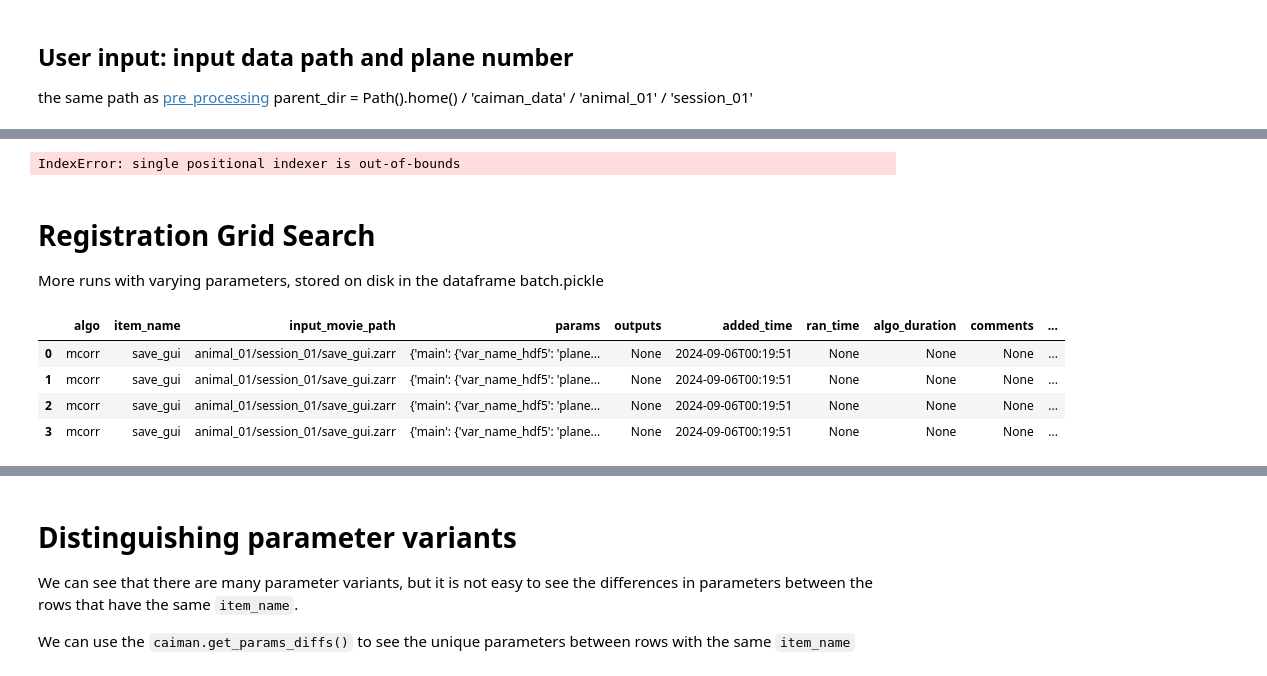
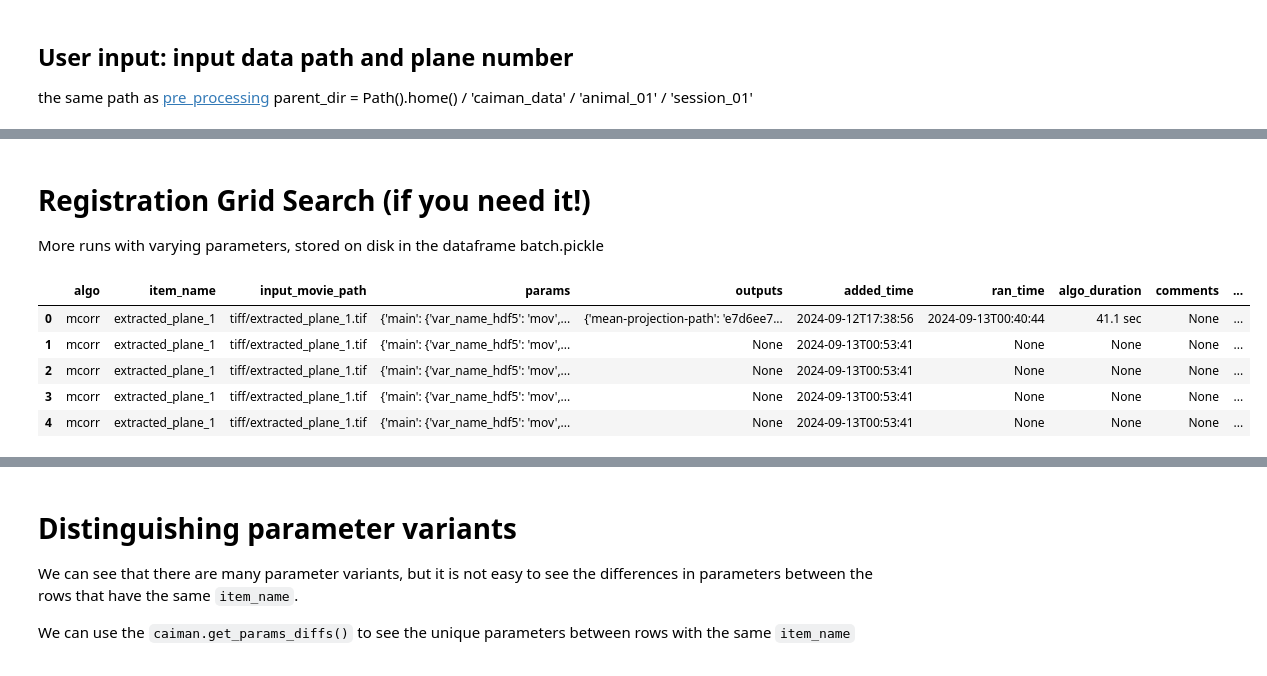
Before and after one commit to MillerBrainObservatory/LBM-CaImAn-Python, a Jupyter notebook: demos/notebooks/registration.ipynb, the cells around one changed output, grey strips where cells are left out. Saved outputs shown, nothing was run; the diff lists cells and outputs as text; code cells hidden in the pictures.

```diff
--- a/demos/notebooks/registration.ipynb
+++ b/demos/notebooks/registration.ipynb
@@ -98,9 +121,0 @@ PosixPath('/home/mbo/caiman_data_org/animal_01/session_01/plane_1.zarr')
-# %%
-# create a new batch
-try:
-    df = mc.load_batch(batch_path)
-except (IsADirectoryError, FileNotFoundError):
-    df = mc.create_batch(batch_path)
-
-df=df.caiman.reload_from_disk()
-df
@@ -123,4 +121,0 @@ df
-# %%
-# df.iloc[0].caiman.run()
-for i in [1, 2]:
-    df.iloc[i].caiman.run()
@@ -229,9 +164,9 @@ mcorr_params = {
 # * a name for you to keep track of things, usually the same as the movie filename, `item_name`
 df.caiman.add_item(
     algo='mcorr',
-    input_movie_path=movie_path,
+    input_movie_path=tiff_files[0],
     params=mcorr_params,
-    item_name=movie_path.stem,  # filename of the movie, but can be anything
+    item_name=tiff_files[0].stem,  # filename of the movie, but can be anything
 )
 # %%
 df=df.caiman.reload_from_disk()
@@ -260,43 +217,39 @@ corr, pnr = correlation_pnr(mcorr_movie, swap_dim=False)
-# %%
-import napari
-napari.view_image(df.iloc[0].mcorr.get_output()[::4, ...])
-napari.current_viewer().add_image(df.iloc[1].mcorr.get_output()[::4, ...])
-napari.current_viewer().add_image(df.iloc[2].mcorr.get_output()[::4, ...])
-# %% [output]
-IndexError: single positional indexer is out-of-bounds
 # %% [markdown]
-# Registration Grid Search
+# Registration Grid Search (if you need it!)
 
 More runs with varying parameters, stored on disk in the dataframe batch.pickle
 # %%
 # copy the mcorr_params2 dict to make some changes
+# some variants of max_shifts
+from copy import deepcopy
 
-# some variants of max_shifts
 for shifts in [2,32]:
     for strides in [12,64]:
         overlaps = int(strides / 2)
         # deep copy is the safest way to copy dicts
         new_params = deepcopy(mcorr_params)
 
         # assign the "max_shifts"
+        new_params["main"]["pw_rigid"] = True
         new_params["main"]["max_shifts"] = (shifts, shifts)
         new_params["main"]["strides"] = (strides, strides)
         new_params["main"]["overlaps"] = (overlaps, overlaps)
-        new_params['main']['var_name_hdf5'] = 'plane_2'
+
         df.caiman.add_item(
-          algo='mcorr',
-          item_name=movie_path.stem,
-          input_movie_path=movie_path,
-          params=new_params
+            algo='mcorr',
+            input_movie_path=tiff_files[0],
+            params=new_params,
+            item_name=tiff_files[0].stem,  # filename of the movie, but can be anything
         )
 
 df.caiman.reload_from_disk()
 # %% [output]
 |  | algo | item_name | input_movie_path | params | outputs | added_time | ran_time | algo_duration | comments | ... |
-| 0 | mcorr | save_gui | animal_01/session_01/save_gui.zarr | {'main': {'var_name_hdf5': 'plane... | None | 2024-09-06T00:19:51 | None | None | None | ... |
-| 1 | mcorr | save_gui | animal_01/session_01/save_gui.zarr | {'main': {'var_name_hdf5': 'plane... | None | 2024-09-06T00:19:51 | None | None | None | ... |
-| 2 | mcorr | save_gui | animal_01/session_01/save_gui.zarr | {'main': {'var_name_hdf5': 'plane... | None | 2024-09-06T00:19:51 | None | None | None | ... |
-| 3 | mcorr | save_gui | animal_01/session_01/save_gui.zarr | {'main': {'var_name_hdf5': 'plane... | None | 2024-09-06T00:19:51 | None | None | None | ... |
+| 0 | mcorr | extracted_plane_1 | tiff/extracted_plane_1.tif | {'main': {'var_name_hdf5': 'mov',... | {'mean-projection-path': 'e7d6ee7... | 2024-09-12T17:38:56 | 2024-09-13T00:40:44 | 41.1 sec | None | ... |
+| 1 | mcorr | extracted_plane_1 | tiff/extracted_plane_1.tif | {'main': {'var_name_hdf5': 'mov',... | None | 2024-09-13T00:53:41 | None | None | None | ... |
+| 2 | mcorr | extracted_plane_1 | tiff/extracted_plane_1.tif | {'main': {'var_name_hdf5': 'mov',... | None | 2024-09-13T00:53:41 | None | None | None | ... |
+| 3 | mcorr | extracted_plane_1 | tiff/extracted_plane_1.tif | {'main': {'var_name_hdf5': 'mov',... | None | 2024-09-13T00:53:41 | None | None | None | ... |
+| 4 | mcorr | extracted_plane_1 | tiff/extracted_plane_1.tif | {'main': {'var_name_hdf5': 'mov',... | None | 2024-09-13T00:53:41 | None | None | None | ... |
 # %%
 for i, row in df.iterrows():
     if row["outputs"] is not None: # item has already been run
```
Also changed, not shown: parts of 29 cells of this notebook, 7 other files.
